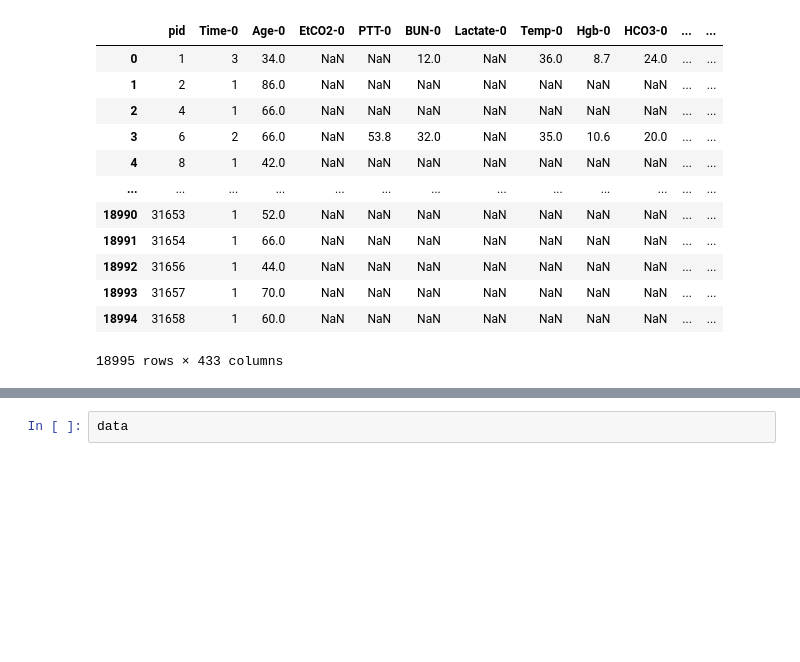
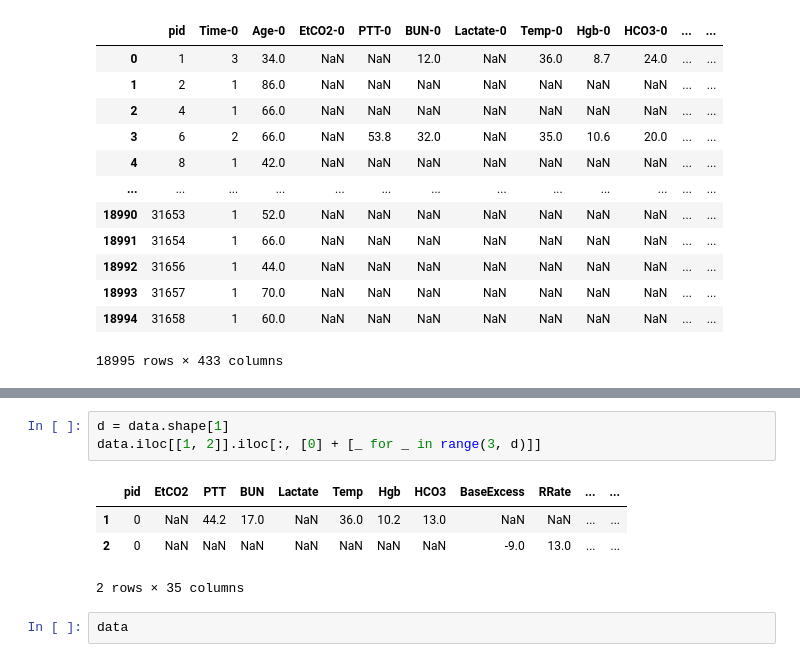
Before and after one commit to simondanielsson/intro-ml, a Jupyter notebook: task2/exploration/exploration_simon.ipynb, the cells around one changed output, grey strips where cells are left out. Cells and saved outputs as stored; diff of their text form; blank space fills up the shorter version.

```diff
--- a/task2/exploration/exploration_simon.ipynb
+++ b/task2/exploration/exploration_simon.ipynb
@@ -338,3 +356,11 @@ for i in range(12):
+# %%
+d = data.shape[1]
+data.iloc[[1, 2]].iloc[:, [0] + [_ for _ in range(3, d)]]
+# %% [output]
+|  | pid | EtCO2 | PTT | BUN | Lactate | Temp | Hgb | HCO3 | BaseExcess | RRate | ... | ... |
+| 1 | 0 | NaN | 44.2 | 17.0 | NaN | 36.0 | 10.2 | 13.0 | NaN | NaN | ... | ... |
+| 2 | 0 | NaN | NaN | NaN | NaN | NaN | NaN | NaN | -9.0 | 13.0 | ... | ... |
+2 rows × 35 columns
 # %%
 data
 # %% [output]
```
Also changed, not shown: parts of 11 cells of this notebook, 43 other files.
